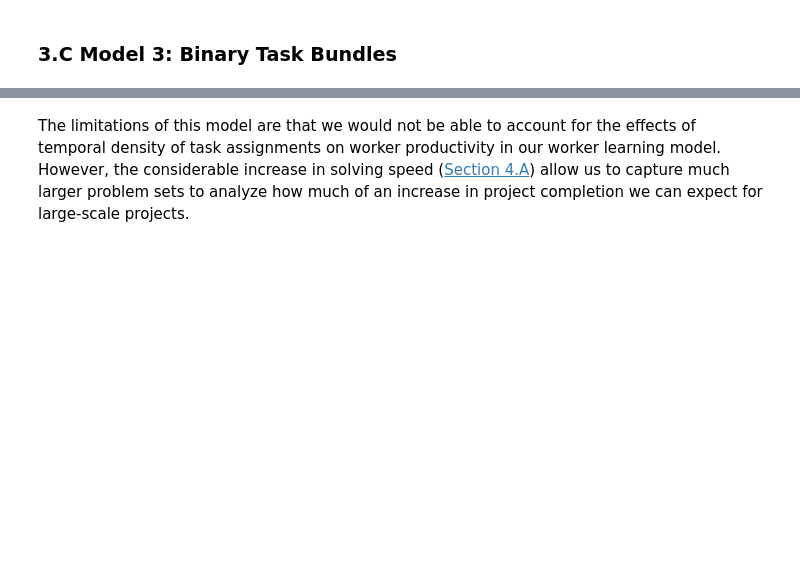
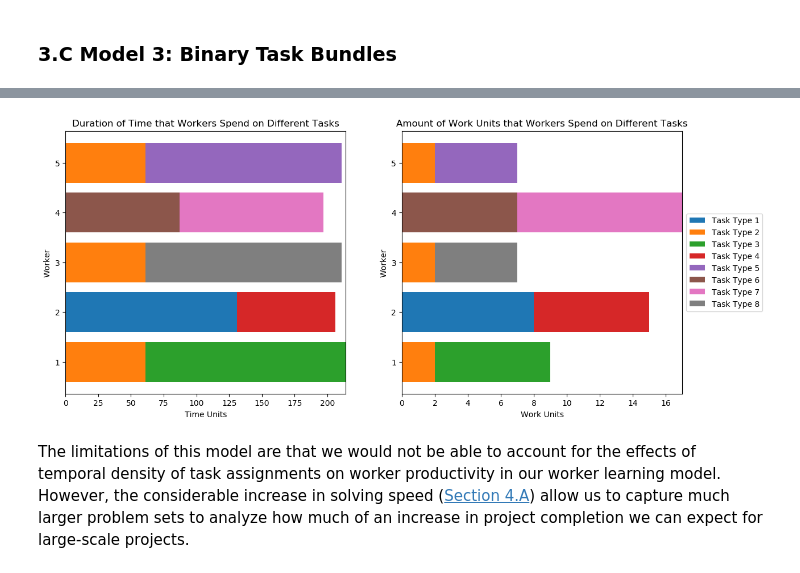
Before and after one commit to erinzm/ece524project, a Jupyter notebook: project.ipynb, the cells around one changed output, grey strips where cells are left out. Drawn from its saved outputs; the diff is of its cells as text; code cells hidden in the pictures; blank space fills up the shorter version.

```diff
--- a/project.ipynb
+++ b/project.ipynb
@@ -518,3 +502,85 @@ gcf(); # Needed for IJulia to plot inline
+# %%
+# Plotting worker schedule
+##########################
+
+# This function plots a horizontal bar graph to help visualize task assignment/completion for each worker.
+# This function accepts arguments for the number of workers, n_workers, the number of task types, n_task_types, and
+# a matrix where the rows represent workers and the columns represent the duration that worker worked on a
+# certain task type, task_dur. task_amt is, for each worker (row) and for each task type (column), how many tasks
+# a worker completed.
+function plot_tasks(n_workers, n_task_types, task_dur, task_amt)
+    ind = 1:n_workers
+    width = 0.35
+    fig = figure(figsize=[14, 6])
+
+    # Plot worker vs task type completion time
+    left1 = zeros(n_workers)
+    ax1 = fig[:add_subplot](1, 2, 1)
+
+    for j=1:size(task_dur, 2)
+        ax1[:barh](ind, task_dur[:, j], left=left1, label="Task Type $j")
+        left1 = left1 + task_dur[:, j]
+    end
+
+    ax1[:set_ylabel]("Worker")
+    ax1[:set_xlabel]("Time Units")
+    ax1[:set_title]("Duration of Time that Workers Spend on Different Tasks")
+    ax1[:set_yticks](1:n_workers)
+
+    # Plot worker vs number of tasks completed
+    left2 = zeros(n_workers)
+    ax2 = fig[:add_subplot](1, 2, 2)
+
+    for j=1:size(task_amt, 2)
+        ax2[:barh](ind, task_amt[:, j], left=left2, label="Task Type $j")
+        left2 = left2 + task_amt[:, j]
+    end
+
+    ax2[:set_ylabel]("Worker")
+    ax2[:set_xlabel]("Work Units")
+    ax2[:set_title]("Amount of Work Units that Workers Spend on Different Tasks")
+    ax2[:legend](loc="center left", bbox_to_anchor=(1, 0.5))
+    ax2[:set_yticks](1:n_workers)
+end
+
+# task_dur is a matrix where the rows represent workers and columns represent the total time spent working
+# on a particular task type
+α = getvalue(work)
+L = round.(Int, sum(α[:,:,i]*i for i=1:horizon))
+task_dur = zeros(n_workers, m_tasks)
+
+for i=1:n_workers
+    for j=1:m_tasks
+        for k=1:L[i, j]
+            task_dur[i, j] = task_dur[i, j] + task_completion_speed[j, k]
+        end
+    end
+end
+
+plot_tasks(n_workers, m_tasks, task_dur, L)
+
+# ind = 1:n_workers
+# width = 0.35
+
+# fig = figure(figsize=[9, 9])
+
+# colors = rand(m_tasks)
+# lft = zeros(n_workers)
+
+# for j=1:size(task_dur)[2]
+#     barh(ind, task_dur[:, j], left=lft, label="Task Type $j")
+#     lft = lft + task_dur[:, j]
+# end
+
+# ylabel("Worker")
+# xlabel("Time Units")
+# title("Duration of Time that Workers Spend on Different Tasks")
+# legend(loc="center left", bbox_to_anchor=(1, 0.5))
+# fig[:canvas][:draw]() # Update the figure
+# gcf(); # Needed for IJulia to plot inline
+# ;
+# %% [output]
+[figure, added]
 # %% [markdown]
 The limitations of this model are that we would not be able to account for the effects of temporal density of task assignments on worker productivity in our worker learning model.  However, the considerable increase in solving speed ([Section 4.A](#4.A-Model-Solving-Speed)) allow us to capture much larger problem sets to analyze how much of an increase in project completion we can expect for large-scale projects.
 # %% [markdown]
```
Also changed, not shown: parts of 20 cells of this notebook, 1 other file.
